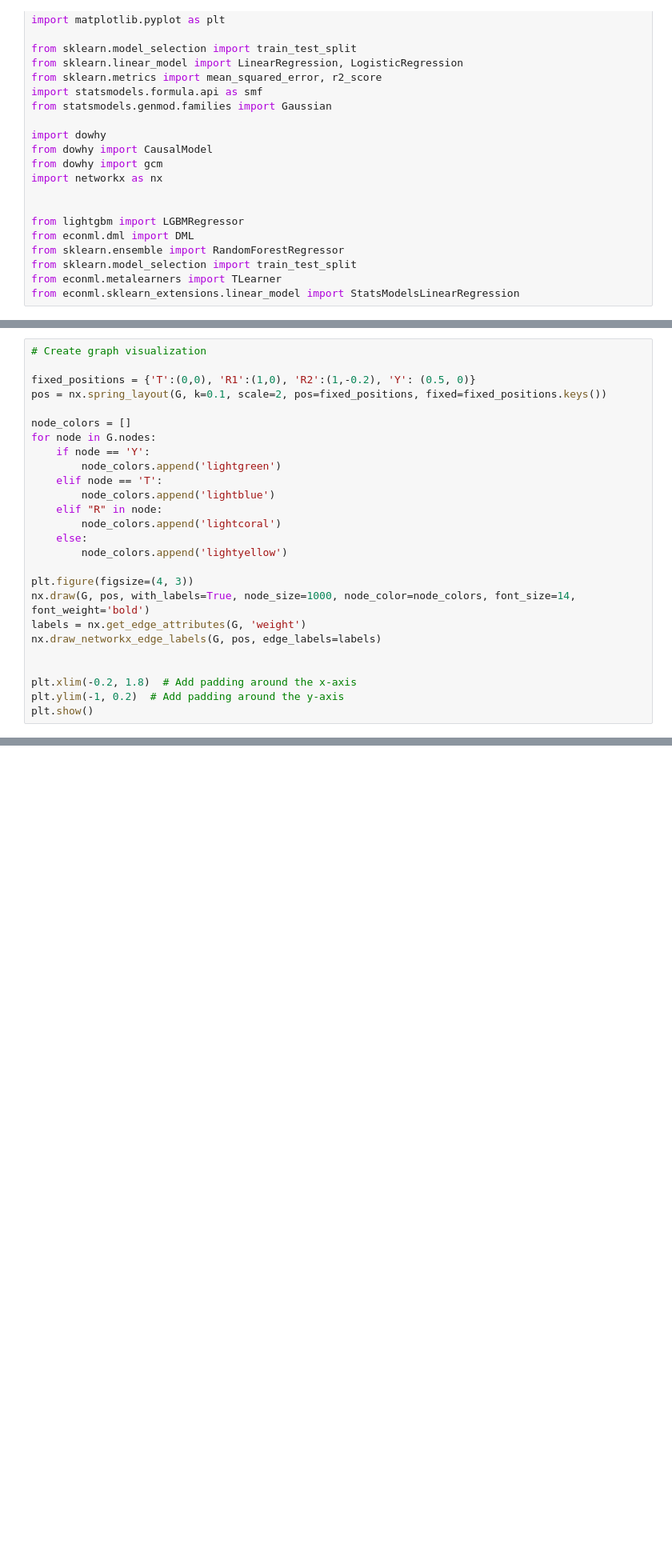
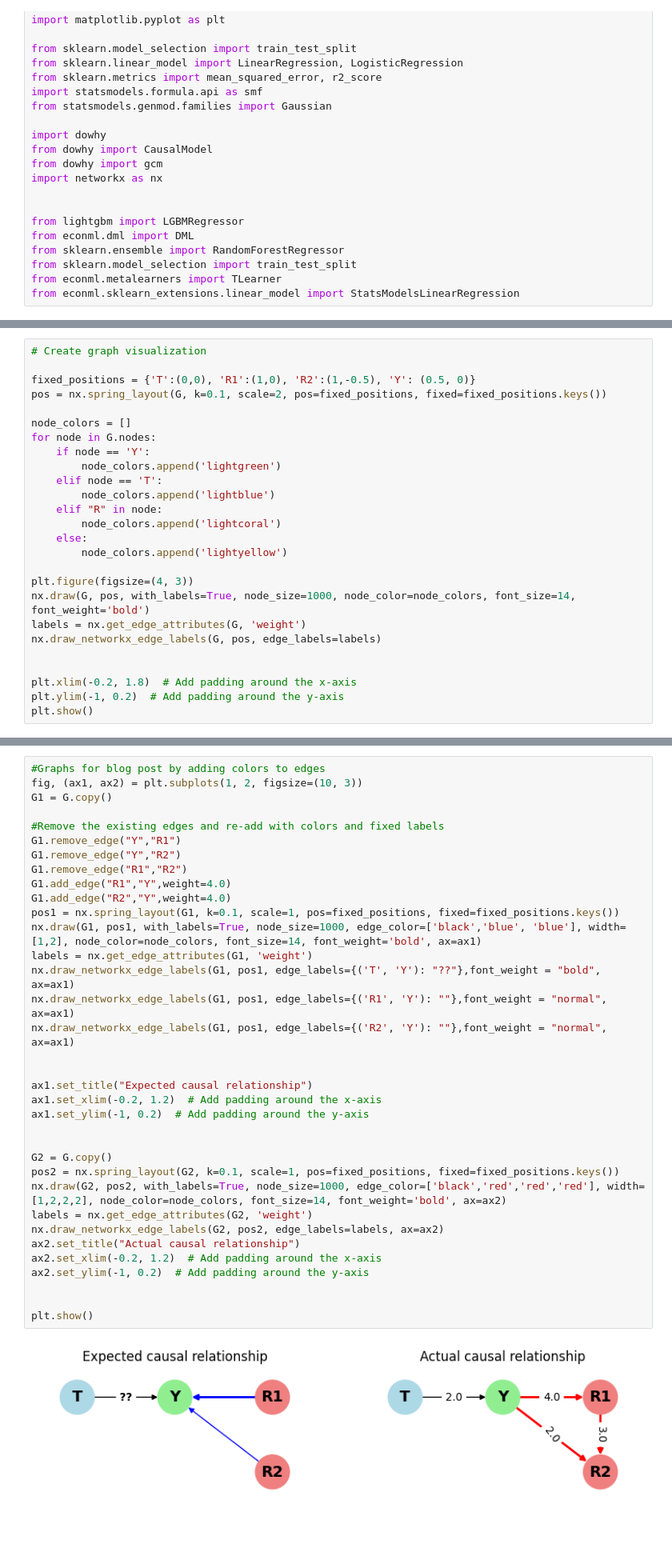
Before and after one commit to kiroah/portfolio_portal, a Jupyter notebook: blog_content/dont_add_all_features_reverse_causal.ipynb, the cells around one changed output, grey strips where cells are left out. Shown at 80% size. Saved outputs shown, nothing was run; the diff lists cells and outputs as text; blank space fills up the shorter version.

```diff
--- a/blog_content/dont_add_all_features_reverse_causal.ipynb
+++ b/blog_content/dont_add_all_features_reverse_causal.ipynb
@@ -267,7 +276,7 @@ df = create_synth_data(G, causal_matrix, n, binaries)
 # %%
 # Create graph visualization
 
-fixed_positions = {'T':(0,0), 'R1':(1,0), 'R2':(1,-0.2), 'Y': (0.5, 0)}
+fixed_positions = {'T':(0,0), 'R1':(1,0), 'R2':(1,-0.5), 'Y': (0.5, 0)}
 pos = nx.spring_layout(G, k=0.1, scale=2, pos=fixed_positions, fixed=fixed_positions.keys())
 
 node_colors = []
@@ -295,3 +304,40 @@ plt.show()
+# %%
+#Graphs for blog post by adding colors to edges
+fig, (ax1, ax2) = plt.subplots(1, 2, figsize=(10, 3))
+G1 = G.copy()
+
+#Remove the existing edges and re-add with colors and fixed labels
+G1.remove_edge("Y","R1")
+G1.remove_edge("Y","R2")
+G1.remove_edge("R1","R2")
+G1.add_edge("R1","Y",weight=4.0)
+G1.add_edge("R2","Y",weight=4.0)
+pos1 = nx.spring_layout(G1, k=0.1, scale=1, pos=fixed_positions, fixed=fixed_positions.keys())
+nx.draw(G1, pos1, with_labels=True, node_size=1000, edge_color=['black','blue', 'blue'], width= [1,2], node_color=node_colors, font_size=14, font_weight='bold', ax=ax1)
+labels = nx.get_edge_attributes(G1, 'weight')
+nx.draw_networkx_edge_labels(G1, pos1, edge_labels={('T', 'Y'): "??"},font_weight = "bold", ax=ax1)
+nx.draw_networkx_edge_labels(G1, pos1, edge_labels={('R1', 'Y'): ""},font_weight = "normal", ax=ax1)
+nx.draw_networkx_edge_labels(G1, pos1, edge_labels={('R2', 'Y'): ""},font_weight = "normal", ax=ax1)
+
+
+ax1.set_title("Expected causal relationship")
+ax1.set_xlim(-0.2, 1.2)  # Add padding around the x-axis
+ax1.set_ylim(-1, 0.2)  # Add padding around the y-axis
+
+
+G2 = G.copy()
+pos2 = nx.spring_layout(G2, k=0.1, scale=1, pos=fixed_positions, fixed=fixed_positions.keys())
+nx.draw(G2, pos2, with_labels=True, node_size=1000, edge_color=['black','red','red','red'], width= [1,2,2,2], node_color=node_colors, font_size=14, font_weight='bold', ax=ax2)
+labels = nx.get_edge_attributes(G2, 'weight')
+nx.draw_networkx_edge_labels(G2, pos2, edge_labels=labels, ax=ax2)
+ax2.set_title("Actual causal relationship")
+ax2.set_xlim(-0.2, 1.2)  # Add padding around the x-axis
+ax2.set_ylim(-1, 0.2)  # Add padding around the y-axis
+
+
+plt.show()
+# %% [output]
+[figure, added]
 # %%
 #Estimate effect by regressing on outcome only using treatment variable
 
```
Also changed, not shown: parts of 19 cells of this notebook, 1 other file.
